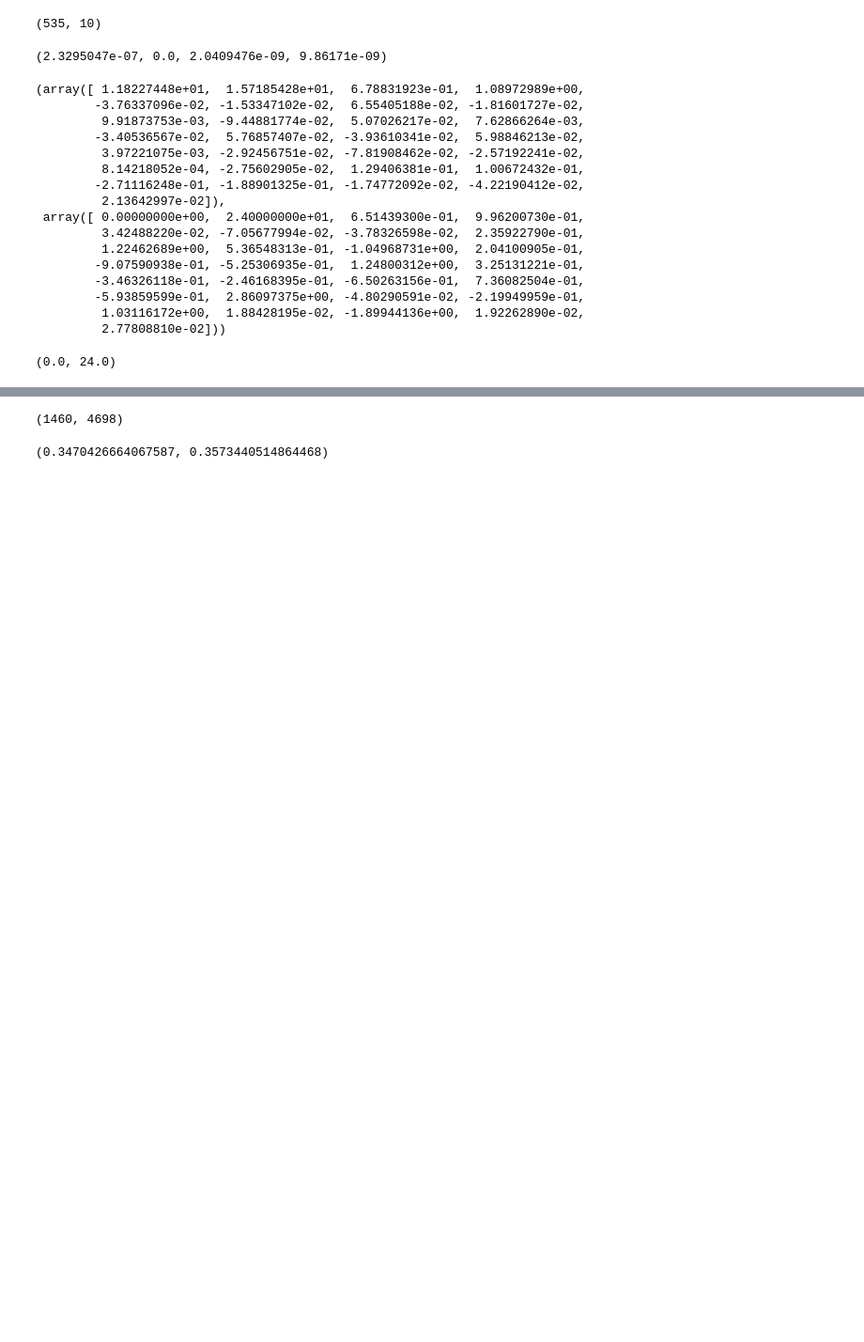
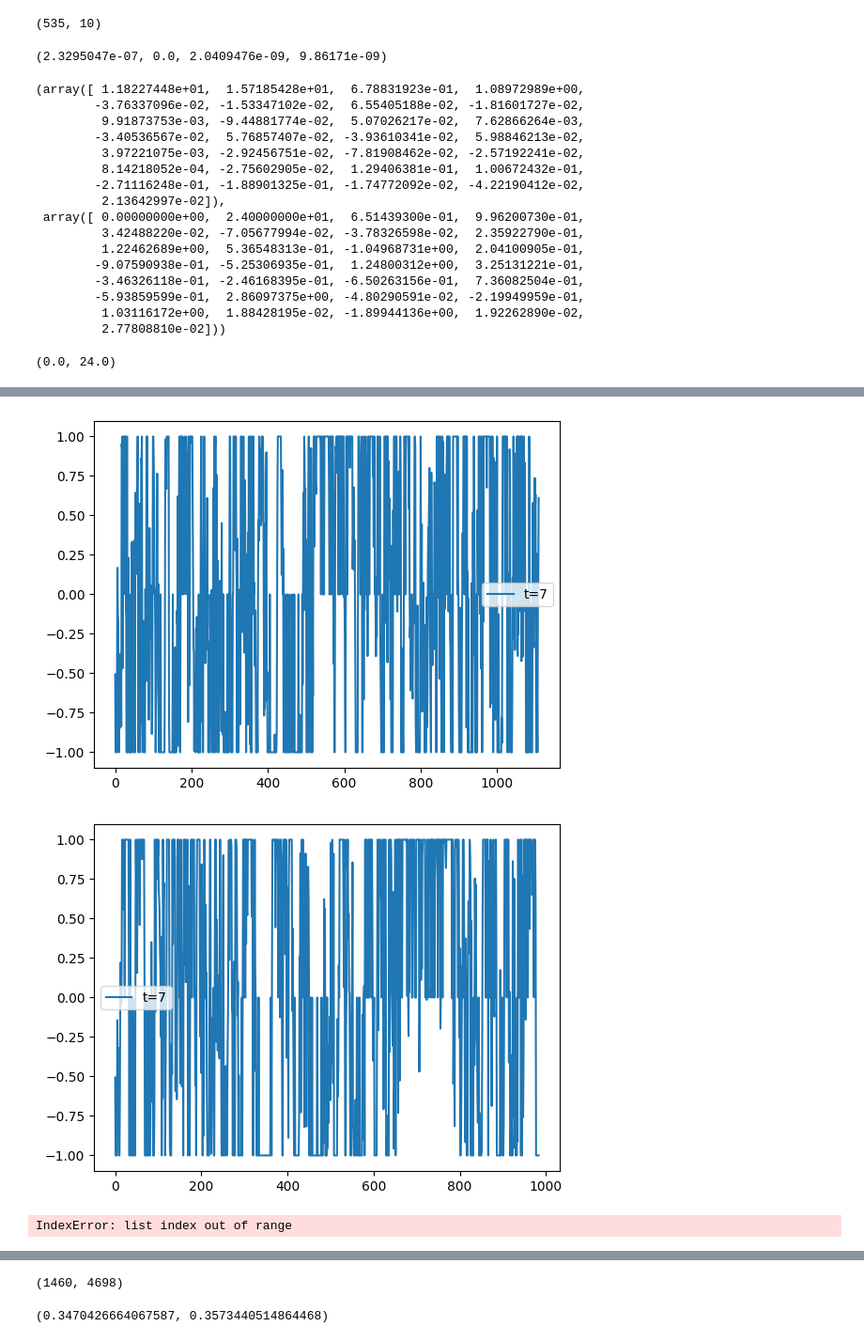
Before and after one commit to jaehyeokdoo2/qflow, a Jupyter notebook: eval_seed_test.ipynb, the cells around one changed output, grey strips where cells are left out. Shown at 94% size. Drawn from its saved outputs; the diff is of its cells as text; code cells hidden in the pictures; blank space fills up the shorter version.

```diff
--- a/eval_seed_test.ipynb
+++ b/eval_seed_test.ipynb
@@ -440,3 +466,71 @@ lambda_vals = np.array(target_lambda_vals[target_task_idx]).reshape(len(target_l
+# %%
+import matplotlib.pyplot as plt
+target_task_idx=0
+target_action_dim = 5
+
+target_coeff = "0.01"
+target_gradient_vals = gradient_vals_by_coeff[target_coeff]
+gradient_vals = np.array(target_gradient_vals[target_task_idx])
+
+start_step=7
+end_step=8
+
+for i in range(start_step, end_step):
+    # plot the mean of gradient over timesteps
+    plt.plot(range(len(gradient_vals)), gradient_vals[:,i,target_action_dim], label=f"t={i}")
+    plt.legend()
+
+plt.show()
+
+target_coeff = "0.5"
+target_gradient_vals = gradient_vals_by_coeff[target_coeff]
+gradient_vals = np.array(target_gradient_vals[target_task_idx])
+
+for i in range(start_step, end_step):
+    # plot the mean of gradient over timesteps
+    plt.plot(range(len(gradient_vals)), gradient_vals[:,i,target_action_dim], label=f"t={i}")
+    plt.legend()
+# %% [output]
+[figure, added]
+[figure, added]
+# %%
+import matplotlib.pyplot as plt
+
+target_coeff = "0.1"
+target_task_idx=20
+
+target_energy_vals = energy_vals_by_coeff[target_coeff]
+target_gradient_vals = gradient_vals_by_coeff[target_coeff]
+
+energy_vals = np.array(target_energy_vals[target_task_idx]).reshape(len(target_energy_vals[target_task_idx]), -1)
+gradient_vals = np.array(target_gradient_vals[target_task_idx])
+
+print(gradient_vals[200,7,:])
+
+for i in range(7, 10):
+    # plot the mean of gradient over timesteps
+    plt.plot(range(len(gradient_vals)), np.mean(gradient_vals[:,i,:], axis=-1), label=f"t={i}")
+    plt.legend()
+
+plt.show()
+
+target_coeff = "1.0"
+
+target_energy_vals = energy_vals_by_coeff[target_coeff]
+target_gradient_vals = gradient_vals_by_coeff[target_coeff]
+
+energy_vals = np.array(target_energy_vals[target_task_idx]).reshape(len(target_energy_vals[target_task_idx]), -1)
+gradient_vals = np.array(target_gradient_vals[target_task_idx])
+
+for i in range(7, 10):
+    # plot the mean of gradient over timesteps
+    plt.plot(range(len(gradient_vals)), np.mean(gradient_vals[:,i,:], axis=-1), label=f"t={i}")
+    plt.legend()
+
+
+print(gradient_vals[500,7,:])
+# %% [output]
+IndexError: list index out of range
 # %%
 target_timestep=4
 
```
Also changed, not shown: parts of 13 cells of this notebook, 56 other files.
